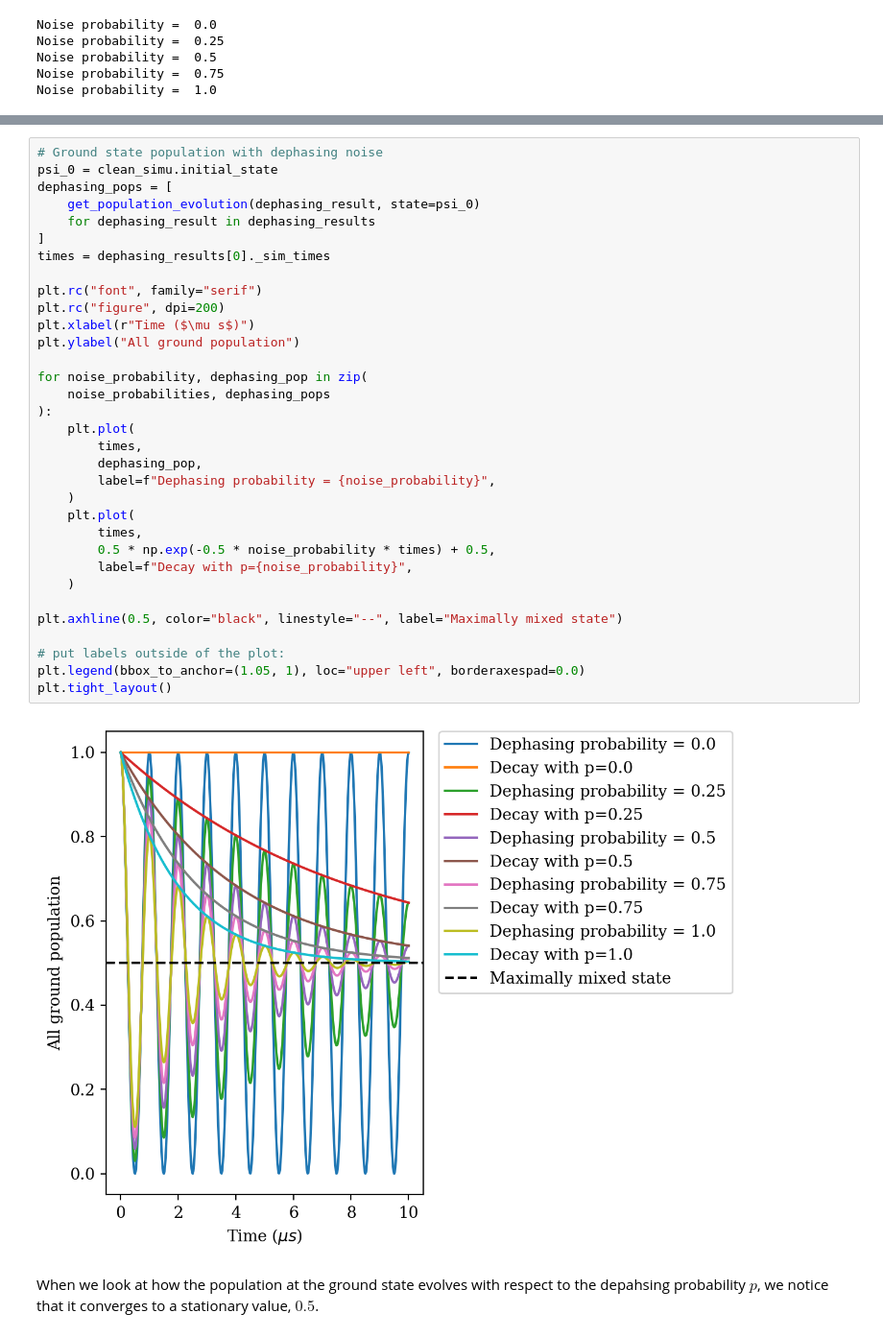
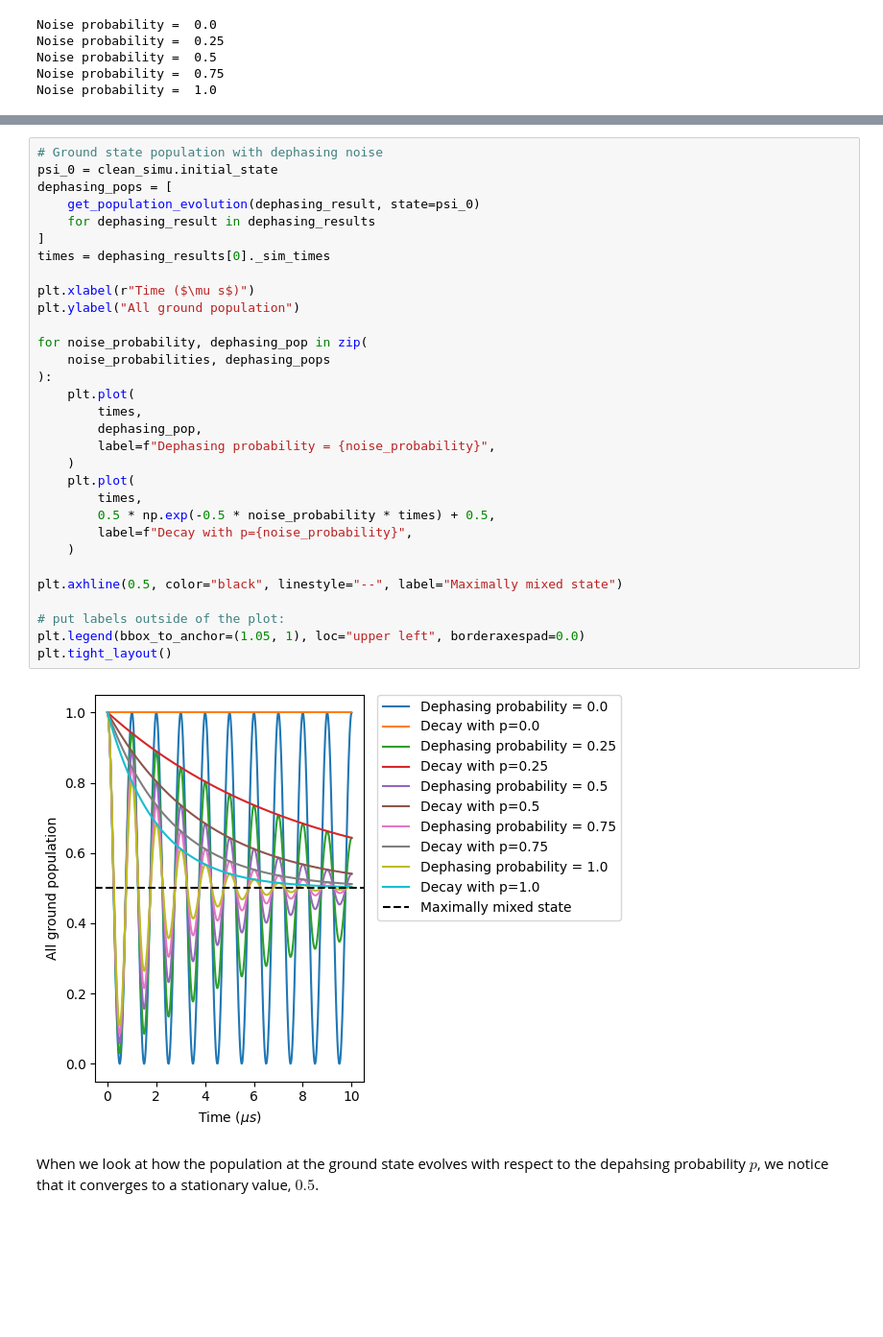
Before and after one commit to pasqal-io/Pulser, a Jupyter notebook: tutorials/advanced_features/Simulating with effective noise channels.ipynb, the cells around one changed output, grey strips where cells are left out. Shown at 96% size. Drawn from its saved outputs; the diff is of its cells as text; blank space fills up the shorter version.

```diff
--- a/tutorials/advanced_features/Simulating with effective noise channels.ipynb
+++ b/tutorials/advanced_features/Simulating with effective noise channels.ipynb
@@ -244,36 +244,34 @@ Noise probability =  1.0
 psi_0 = clean_simu.initial_state
 dephasing_pops = [
     get_population_evolution(dephasing_result, state=psi_0)
     for dephasing_result in dephasing_results
 ]
 times = dephasing_results[0]._sim_times
 
-plt.rc("font", family="serif")
-plt.rc("figure", dpi=200)
 plt.xlabel(r"Time ($\mu s$)")
 plt.ylabel("All ground population")
 
 for noise_probability, dephasing_pop in zip(
     noise_probabilities, dephasing_pops
 ):
     plt.plot(
         times,
         dephasing_pop,
         label=f"Dephasing probability = {noise_probability}",
     )
     plt.plot(
         times,
         0.5 * np.exp(-0.5 * noise_probability * times) + 0.5,
         label=f"Decay with p={noise_probability}",
     )
 
 plt.axhline(0.5, color="black", linestyle="--", label="Maximally mixed state")
 
 # put labels outside of the plot:
 plt.legend(bbox_to_anchor=(1.05, 1), loc="upper left", borderaxespad=0.0)
 plt.tight_layout()
 # %% [output]
-[figure, old version]
+[figure, new version]
 # %% [markdown]
 When we look at how the population at the ground state evolves with respect to the depahsing probability $p$, we notice that it converges to a stationary value, $0.5$.
 # %% [markdown]
```
Also changed, not shown: parts of 18 cells of this notebook, 3 other files.
